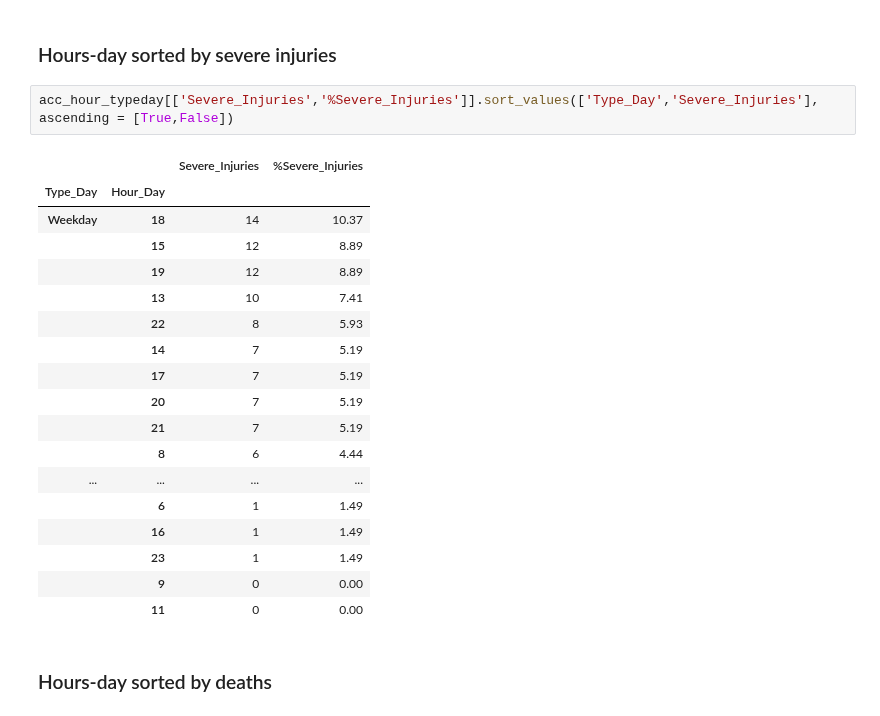
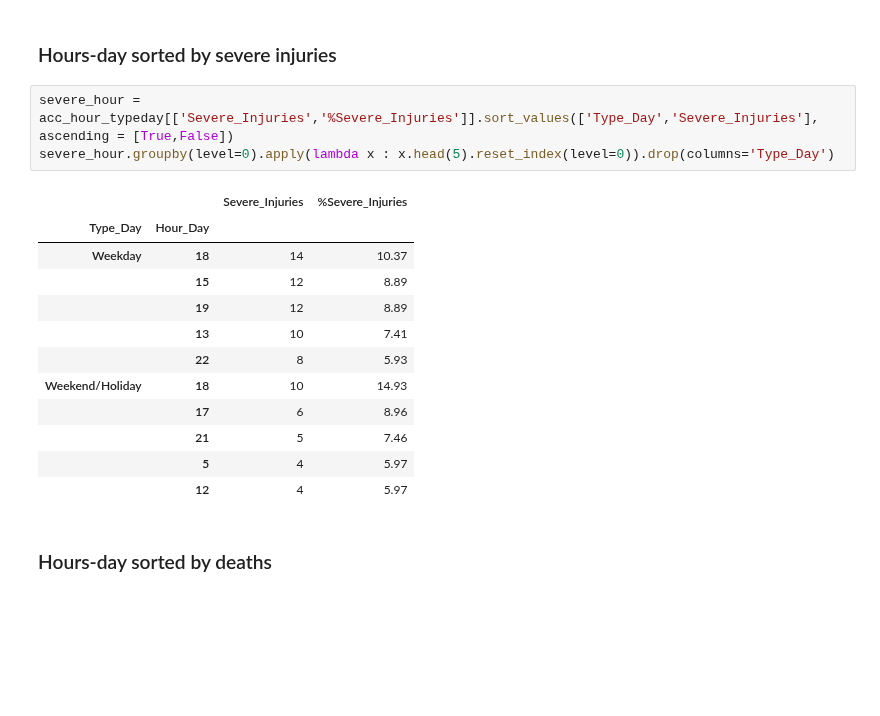
Before and after one commit to ta-data-bcn/Project-Week-2-Barcelona, a Jupyter notebook: your-project/Draft_encoding_pol_accidents_by_time.ipynb, the cells around one changed output. Cells and saved outputs as stored; diff of their text form; blank space fills up the shorter version.

```diff
--- a/your-project/Draft_encoding_pol_accidents_by_time.ipynb
+++ b/your-project/Draft_encoding_pol_accidents_by_time.ipynb
@@ -144,26 +134,21 @@ acc_hour_typeday[['Total_Victims','%Total_Victims']].sort_values(['Type_Day','To
 # %% [markdown]
 ### Hours-day sorted by severe injuries
 # %%
-acc_hour_typeday[['Severe_Injuries','%Severe_Injuries']].sort_values(['Type_Day','Severe_Injuries'], ascending = [True,False])
+severe_hour = acc_hour_typeday[['Severe_Injuries','%Severe_Injuries']].sort_values(['Type_Day','Severe_Injuries'], ascending = [True,False])
+severe_hour.groupby(level=0).apply(lambda x : x.head(5).reset_index(level=0)).drop(columns='Type_Day')
 # %% [output]
 |  |  | Severe_Injuries | %Severe_Injuries |
 | Type_Day | Hour_Day |  |  |
 | Weekday | 18 | 14 | 10.37 |
 |  | 15 | 12 | 8.89 |
 |  | 19 | 12 | 8.89 |
 |  | 13 | 10 | 7.41 |
 |  | 22 | 8 | 5.93 |
-|  | 14 | 7 | 5.19 |
-|  | 17 | 7 | 5.19 |
-|  | 20 | 7 | 5.19 |
-|  | 21 | 7 | 5.19 |
-|  | 8 | 6 | 4.44 |
-| ... | ... | ... | ... |
-|  | 6 | 1 | 1.49 |
-|  | 16 | 1 | 1.49 |
-|  | 23 | 1 | 1.49 |
-|  | 9 | 0 | 0.00 |
-|  | 11 | 0 | 0.00 |
+| Weekend/Holiday | 18 | 10 | 14.93 |
+|  | 17 | 6 | 8.96 |
+|  | 21 | 5 | 7.46 |
+|  | 5 | 4 | 5.97 |
+|  | 12 | 4 | 5.97 |
 # %% [markdown]
 ### Hours-day sorted by deaths
 # %%
```
Also changed, not shown: parts of 4 cells of this notebook, 2 other files.
